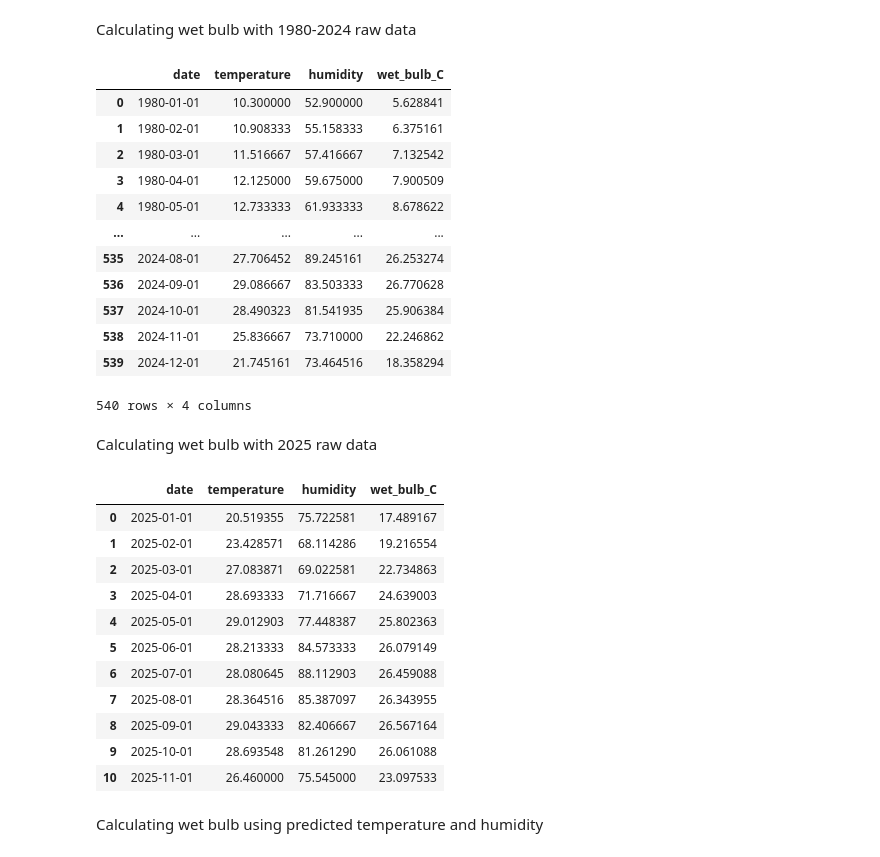
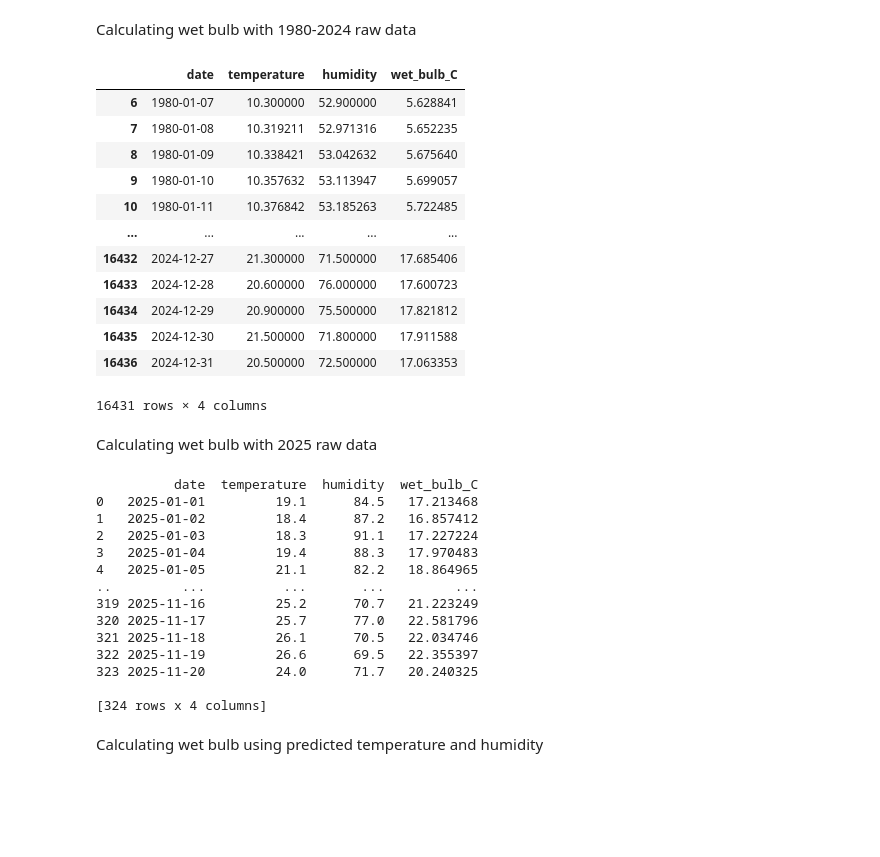
Before and after one commit to not-your-pancake/TCC_Journal, a Jupyter notebook: HI_WB_HS_HM_WBG/rangamati.ipynb, the cells around one changed output. Drawn from its saved outputs; the diff is of its cells as text; code cells hidden in the pictures; blank space fills up the shorter version.

```diff
--- a/HI_WB_HS_HM_WBG/rangamati.ipynb
+++ b/HI_WB_HS_HM_WBG/rangamati.ipynb
@@ -2566,10 +2566,10 @@ df_district_2024 = pd.read_csv("../1980-2024-dataset/Rangamati_historical_weathe
 df = df_district_2024.copy()
 df['date'] = pd.to_datetime(df[['year', 'month', 'day']])
 
-df_monthly_hum = df.set_index('date')['humidity'].resample('MS').mean().reset_index()
+df_monthly_hum = df.set_index('date')['humidity'].interpolate(method='linear').reset_index()
 df_monthly_hum = df_monthly_hum.interpolate(method='linear').dropna()
 
-df_monthly_temp = df.set_index('date')['temperature(degree C)'].resample('MS').mean().reset_index()
+df_monthly_temp = df.set_index('date')['temperature(degree C)'].interpolate(method='linear').reset_index()
 df_monthly_temp = df_monthly_temp.interpolate(method='linear').dropna()
 
 df_WB_2024 = pd.DataFrame()
@@ -2580,45 +2580,45 @@ df_WB_2024['humidity'] = df_monthly_hum['humidity']
 
 # Wet Bulb Function (Stull's Equation)
 def calculate_wet_bulb(temperature_c, humidity):
 
     T = float(temperature_c)
     RH = float(humidity)
 
     if 0.0 <= RH <= 1.0:
         RH = RH * 100.0
 
     Tw = (
         T * np.arctan(0.151977 * np.sqrt(RH + 8.313659))
         + np.arctan(T + RH)
         - np.arctan(RH - 1.676331)
         + 0.00391838 * RH**1.5 * np.arctan(0.023101 * RH)
         - 4.686035
     )
 
     return Tw
 
 
 # Calculate Wet Bulb Temperature
 df_WB_2024['wet_bulb_C'] = df_WB_2024.apply(
     lambda r: calculate_wet_bulb(r['temperature'], r['humidity']),
     axis=1
 )
 
 df_WB_2024
 # %% [output]
 |  | date | temperature | humidity | wet_bulb_C |
-| 0 | 1980-01-01 | 10.300000 | 52.900000 | 5.628841 |
-| 1 | 1980-02-01 | 10.908333 | 55.158333 | 6.375161 |
-| 2 | 1980-03-01 | 11.516667 | 57.416667 | 7.132542 |
-| 3 | 1980-04-01 | 12.125000 | 59.675000 | 7.900509 |
-| 4 | 1980-05-01 | 12.733333 | 61.933333 | 8.678622 |
+| 6 | 1980-01-07 | 10.300000 | 52.900000 | 5.628841 |
+| 7 | 1980-01-08 | 10.319211 | 52.971316 | 5.652235 |
+| 8 | 1980-01-09 | 10.338421 | 53.042632 | 5.675640 |
+| 9 | 1980-01-10 | 10.357632 | 53.113947 | 5.699057 |
+| 10 | 1980-01-11 | 10.376842 | 53.185263 | 5.722485 |
 | ... | ... | ... | ... | ... |
-| 535 | 2024-08-01 | 27.706452 | 89.245161 | 26.253274 |
-| 536 | 2024-09-01 | 29.086667 | 83.503333 | 26.770628 |
-| 537 | 2024-10-01 | 28.490323 | 81.541935 | 25.906384 |
-| 538 | 2024-11-01 | 25.836667 | 73.710000 | 22.246862 |
-| 539 | 2024-12-01 | 21.745161 | 73.464516 | 18.358294 |
+| 16432 | 2024-12-27 | 21.300000 | 71.500000 | 17.685406 |
+| 16433 | 2024-12-28 | 20.600000 | 76.000000 | 17.600723 |
+| 16434 | 2024-12-29 | 20.900000 | 75.500000 | 17.821812 |
+| 16435 | 2024-12-30 | 21.500000 | 71.800000 | 17.911588 |
+| 16436 | 2024-12-31 | 20.500000 | 72.500000 | 17.063353 |
-540 rows × 4 columns
+16431 rows × 4 columns
 # %% [markdown]
  Calculating wet bulb with 2025 raw data
 # %%
@@ -2630,11 +2630,11 @@ df_district_2025 = pd.read_csv("../2025-dataset/Rangamati_historical_weather_202
 df = df_district_2025.copy()
 df['date'] = pd.to_datetime(df[['year', 'month', 'day']])
 
-df_monthly_hum = df.set_index('date')['humidity'].resample('MS').mean().reset_index()
-df_monthly_hum = df_monthly_hum.interpolate(method='linear').dropna()
+df_monthly_hum = df.set_index('date')['humidity'].interpolate(method='linear').reset_index()
+df_monthly_hum = df_monthly_hum.dropna()
 
-df_monthly_temp = df.set_index('date')['temperature(degree C)'].resample('MS').mean().reset_index()
-df_monthly_temp = df_monthly_temp.interpolate(method='linear').dropna()
+df_monthly_temp = df.set_index('date')['temperature(degree C)'].interpolate(method='linear').reset_index()
+df_monthly_temp = df_monthly_temp.dropna()
 
 df_WB_2025 = pd.DataFrame()
 df_WB_2025['date'] = df_monthly_temp['date']
@@ -2668,20 +2668,22 @@ df_WB_2025['wet_bulb_C'] = df_WB_2025.apply(
     axis=1
 )
 
-df_WB_2025.tail(30)
+print(df_WB_2025)
 # %% [output]
-|  | date | temperature | humidity | wet_bulb_C |
-| 0 | 2025-01-01 | 20.519355 | 75.722581 | 17.489167 |
-| 1 | 2025-02-01 | 23.428571 | 68.114286 | 19.216554 |
-| 2 | 2025-03-01 | 27.083871 | 69.022581 | 22.734863 |
-| 3 | 2025-04-01 | 28.693333 | 71.716667 | 24.639003 |
-| 4 | 2025-05-01 | 29.012903 | 77.448387 | 25.802363 |
-| 5 | 2025-06-01 | 28.213333 | 84.573333 | 26.079149 |
-| 6 | 2025-07-01 | 28.080645 | 88.112903 | 26.459088 |
-| 7 | 2025-08-01 | 28.364516 | 85.387097 | 26.343955 |
-| 8 | 2025-09-01 | 29.043333 | 82.406667 | 26.567164 |
-| 9 | 2025-10-01 | 28.693548 | 81.261290 | 26.061088 |
-| 10 | 2025-11-01 | 26.460000 | 75.545000 | 23.097533 |
+          date  temperature  humidity  wet_bulb_C
+0   2025-01-01         19.1      84.5   17.213468
+1   2025-01-02         18.4      87.2   16.857412
+2   2025-01-03         18.3      91.1   17.227224
+3   2025-01-04         19.4      88.3   17.970483
+4   2025-01-05         21.1      82.2   18.864965
+..         ...          ...       ...         ...
+319 2025-11-16         25.2      70.7   21.223249
+320 2025-11-17         25.7      77.0   22.581796
+321 2025-11-18         26.1      70.5   22.034746
+322 2025-11-19         26.6      69.5   22.355397
+323 2025-11-20         24.0      71.7   20.240325
+
+[324 rows x 4 columns]
 # %% [markdown]
 Calculating wet bulb using predicted temperature and humidity
 # %%
```
Also changed, not shown: parts of 27 cells of this notebook, 4 other files.
